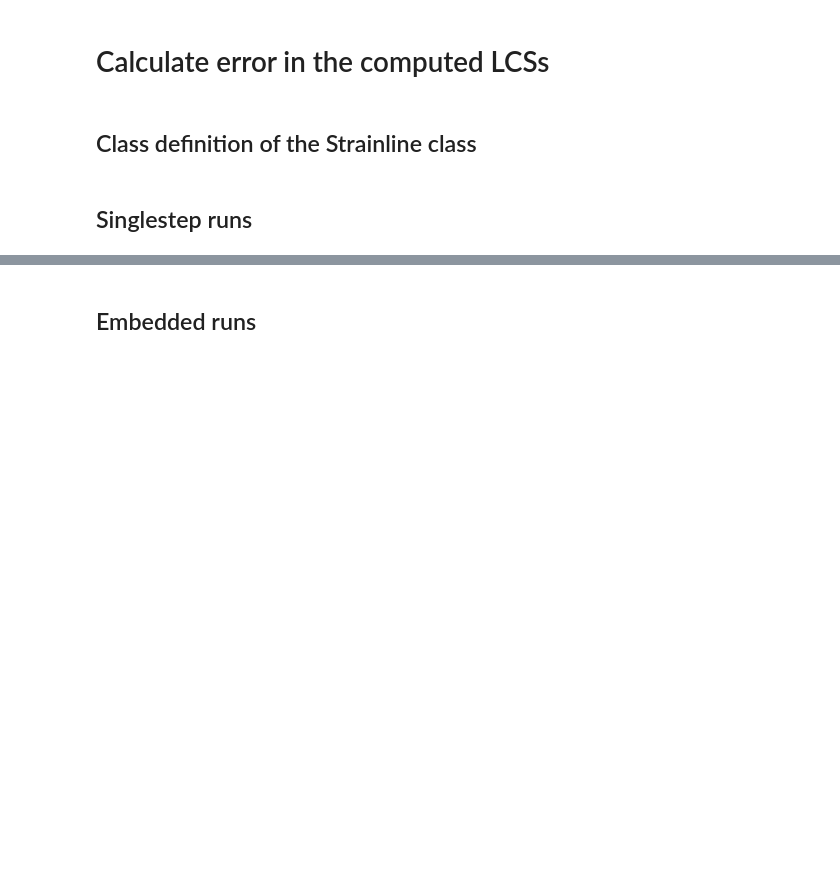
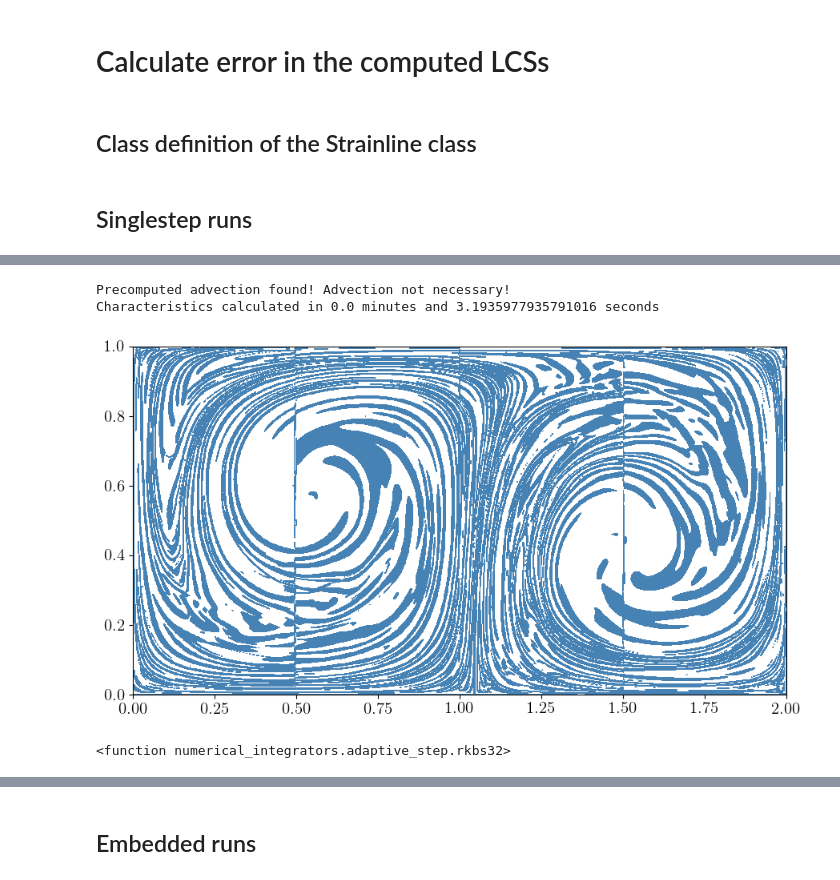
Before and after one commit to arnemagnus/physics_project, a Jupyter notebook: notebooks/doublegyre/calculate_errors_haller_effect.ipynb, the cells around one changed output, grey strips where cells are left out. Cells and saved outputs as stored; diff of their text form; code cells hidden in the pictures; blank space fills up the shorter version.

```diff
--- a/notebooks/doublegyre/calculate_errors_haller_effect.ipynb
+++ b/notebooks/doublegyre/calculate_errors_haller_effect.ipynb
@@ -394,6 +490,54 @@ j_sstep = 0
 integrator = singlestep_integrators[j_int]
 
 LCSs = np.load('precomputed_lcs/{}/lcs_h={}_max_iter=10000_stride=0.001_l_f_max=0.2_l_min=1.0_tol_alpha=1e-06.npy'.format(integrator.__name__,hs[j_sstep]))
+# %%
+def find_ab_mask(lmbd1,lmbd2,hess_lmbd2,xi2):
+    return np.logical_and(_a_true(lmbd1,lmbd2),_b_true(hess_lmbd2,xi2))
+
+def _a_true(lmbd1,lmbd2):
+    return np.logical_and(np.less(lmbd1,lmbd2),np.greater(lmbd2,1))
+
+def _b_true(hess_lmbd2,xi2):
+    #tf = np.zeros(hess_lmbd2.shape[0],dtype=np.bool)
+    #for j in range(len(tf)):
+    #    if np.dot(xi2[j],np.dot(hess_lmbd2[j],xi2[j])) <=0:
+    #        tf[j] = True
+    #return tf
+    return np.less_equal(np.sum(xi2*np.sum(hess_lmbd2*xi2[...,np.newaxis],axis=1),axis=1),0)
+# %%
+tolz = 1e-1
+
+j_int = 3
+integrator = embedded_integrators[j_int]
+
+gf,lf1,lf2,hl2,xf1,xf2 = characteristics(t_start,t_end,nx,ny,x_min,x_max,y_min,y_max,integrator,stride=0.1,n_proc=4,atol=tolz,rtol=tolz)
+
+msk_ba = find_ab_mask(lf1,lf2,hl2,xf2)
+
+g = padded_grid_of_particles(nx,ny,x_min,x_max,y_min,y_max).reshape((2,nx+4,ny+4))[:,2:-2,2:-2].reshape((2,nx*ny))
+
+fig = plt.figure(1,figsize=(9,5))
+plot = fig.add_subplot(111)
+
+cm = mpl.colors.ListedColormap(['white','steelblue'])
+
+plot.contourf(g.reshape(2,nx,ny)[0,:,0],g.reshape(2,nx,ny)[1,0,:],msk_ba.reshape(nx,ny).T,cmap=cm)
+
+#plt.scatter(g0[0],g0[1],c='k',s=1,marker='.')
+plot.tick_params(axis='both', which='major', labelsize=15)
+plot.tick_params(axis='both', which='minor', labelsize=7.5)
+plot.set_xlim(0,2)
+plot.set_ylim(0,1)
+plt.tight_layout()
+plt.savefig('domain_figures/{}_tol={}.png'.format(integrator.__name__,tolz),dpi=500)
+# %% [output]
+Precomputed advection found! Advection not necessary!
+Characteristics calculated in 0.0 minutes and 3.1935977935791016 seconds
+[figure, added]
+# %%
+integrator
+# %% [output]
+<function numerical_integrators.adaptive_step.rkbs32>
 # %%
 traj_ref = np.hstack(([LCS.tailcut_traj() for LCS in LCSs_ref]))
 # %%
```
Also changed, not shown: parts of 37 cells of this notebook, 17 other files.
